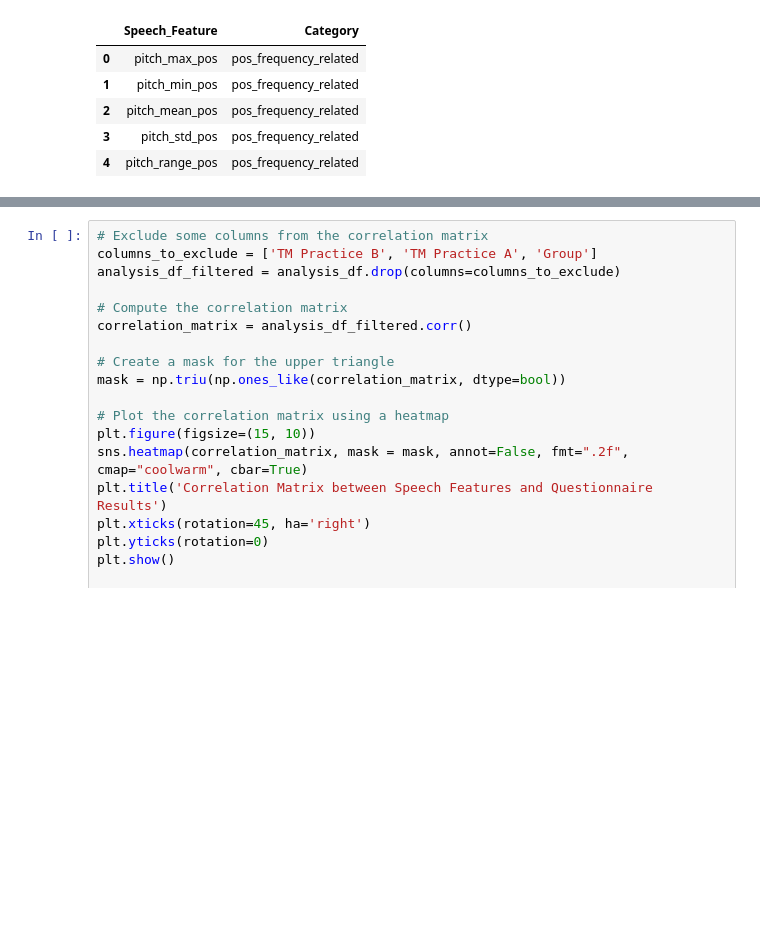
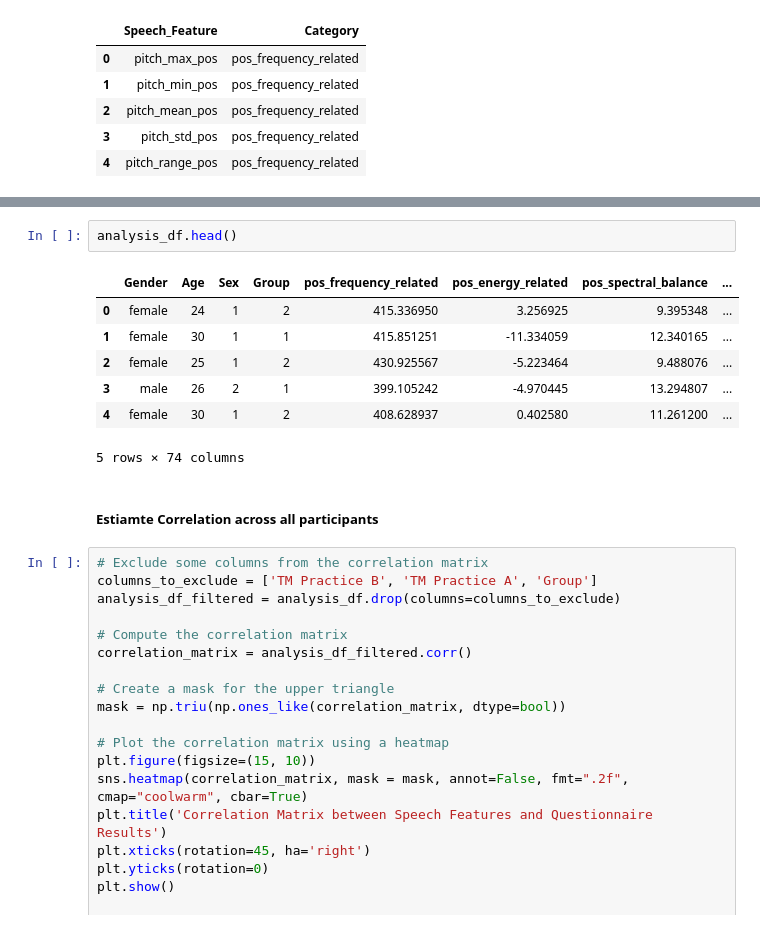
Before and after one commit to JuliaSchraeder/SubliminalVideoPriming, a Jupyter notebook: scripts/speech/speech_category_questionnaire_analysis.ipynb, the cells around one changed output, grey strips where cells are left out. Drawn from its saved outputs; the diff is of its cells as text; blank space fills up the shorter version.

Commit message:
speech feature analysis

```diff
--- a/scripts/speech/speech_category_questionnaire_analysis.ipynb
+++ b/scripts/speech/speech_category_questionnaire_analysis.ipynb
@@ -229,3 +236,15 @@ See the caveats in the documentation: https://pandas.pydata.org/pandas-docs/stab
+# %%
+analysis_df.head()
+# %% [output]
+|  | Gender | Age | Sex | Group | pos_frequency_related | pos_energy_related | pos_spectral_balance | ... |
+| 0 | female | 24 | 1 | 2 | 415.336950 | 3.256925 | 9.395348 | ... |
+| 1 | female | 30 | 1 | 1 | 415.851251 | -11.334059 | 12.340165 | ... |
+| 2 | female | 25 | 1 | 2 | 430.925567 | -5.223464 | 9.488076 | ... |
+| 3 | male | 26 | 2 | 1 | 399.105242 | -4.970445 | 13.294807 | ... |
+| 4 | female | 30 | 1 | 2 | 408.628937 | 0.402580 | 11.261200 | ... |
+5 rows × 74 columns
+# %% [markdown]
+##### Estiamte Correlation across all participants
 # %%
 # Exclude some columns from the correlation matrix
 columns_to_exclude = ['TM Practice B', 'TM Practice A', 'Group']
```
Also changed, not shown: parts of 12 cells of this notebook, 21 other files.
